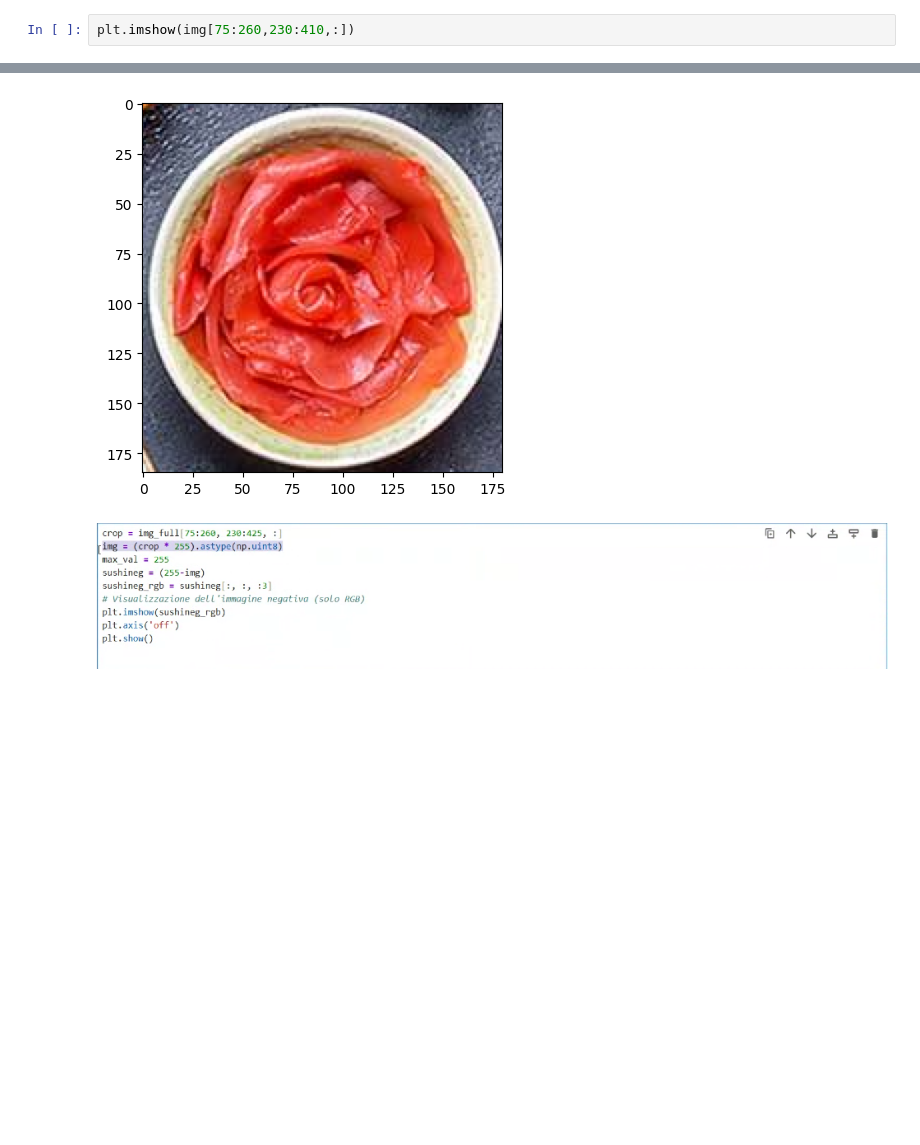
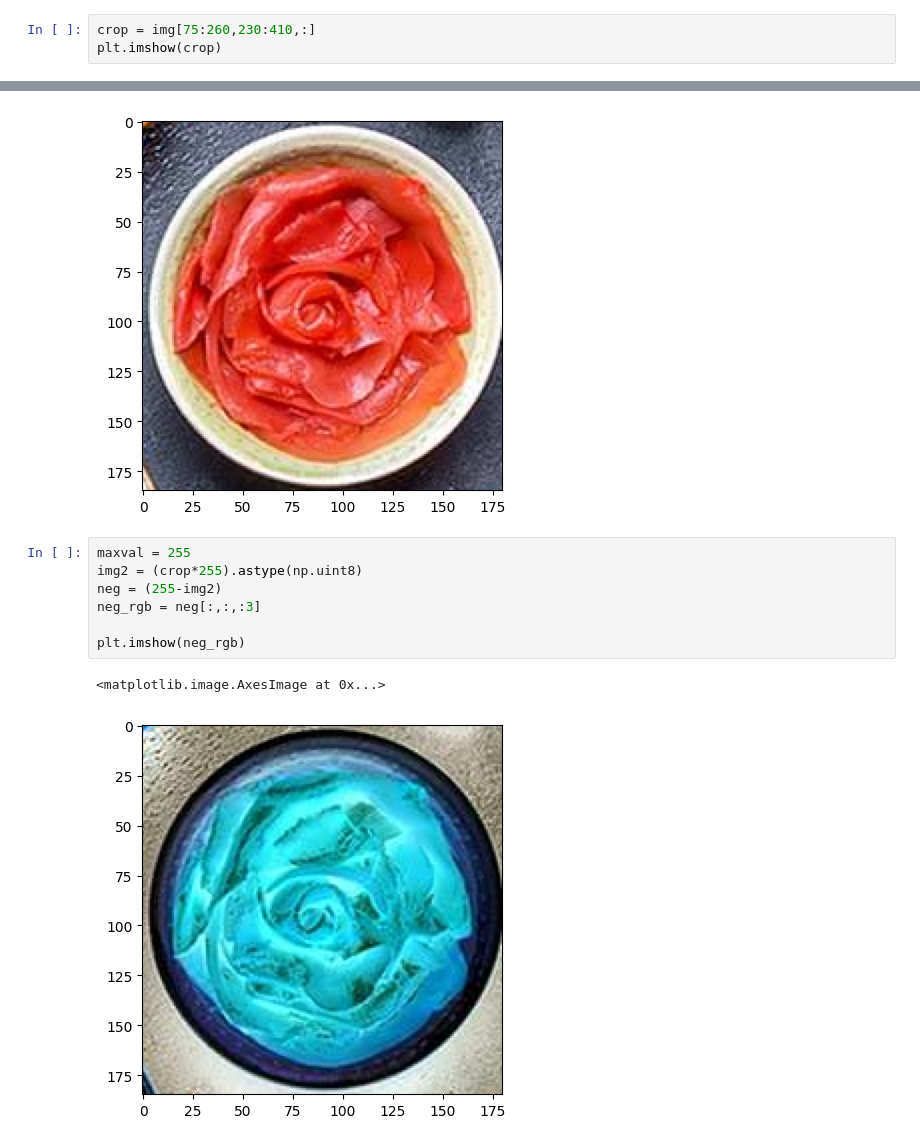
Before and after one commit to SuperD3ni/scuola, a Jupyter notebook: Python/separa_canali.ipynb, the cells around one changed output, grey strips where cells are left out. Cells and saved outputs as stored; diff of their text form; blank space fills up the shorter version.

```diff
--- a/Python/separa_canali.ipynb
+++ b/Python/separa_canali.ipynb
@@ -26,9 +26,18 @@ plt.imshow(img_comp, cmap="gray")
 <matplotlib.image.AxesImage at 0x...>
 [figure]
 # %%
-plt.imshow(img[75:260,230:410,:])
+crop = img[75:260,230:410,:]
+plt.imshow(crop)
 # %% [output]
 <matplotlib.image.AxesImage at 0x...>
 [figure]
-# %% [markdown]
-![image.png](attachment:00dae067-197c-49e2-82bf-ec837e744b99.png)
+# %%
+maxval = 255
+img2 = (crop*255).astype(np.uint8)
+neg = (255-img2)
+neg_rgb = neg[:,:,:3]
+
+plt.imshow(neg_rgb)
+# %% [output]
+<matplotlib.image.AxesImage at 0x...>
+[figure, added]
```
Also changed, not shown: parts of 1 cell of this notebook.
